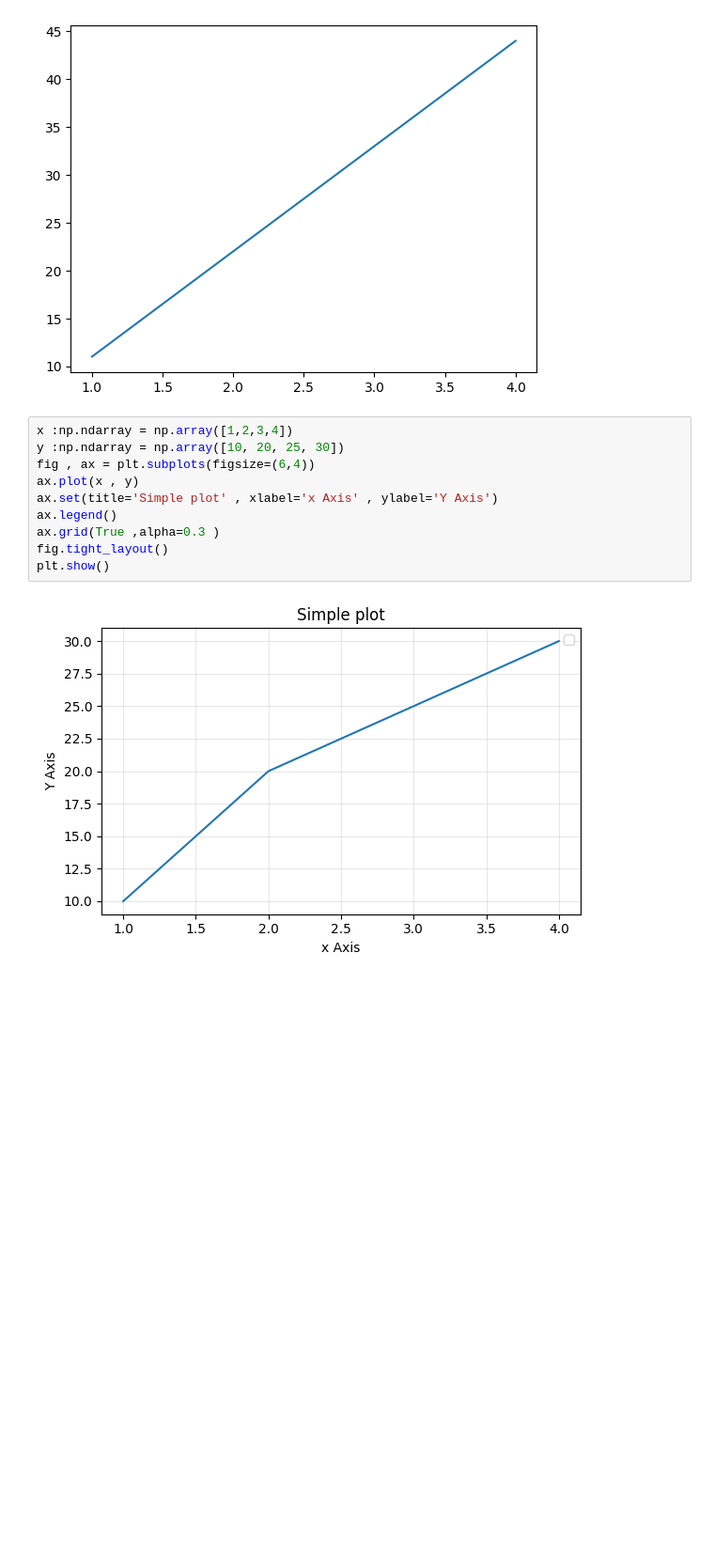
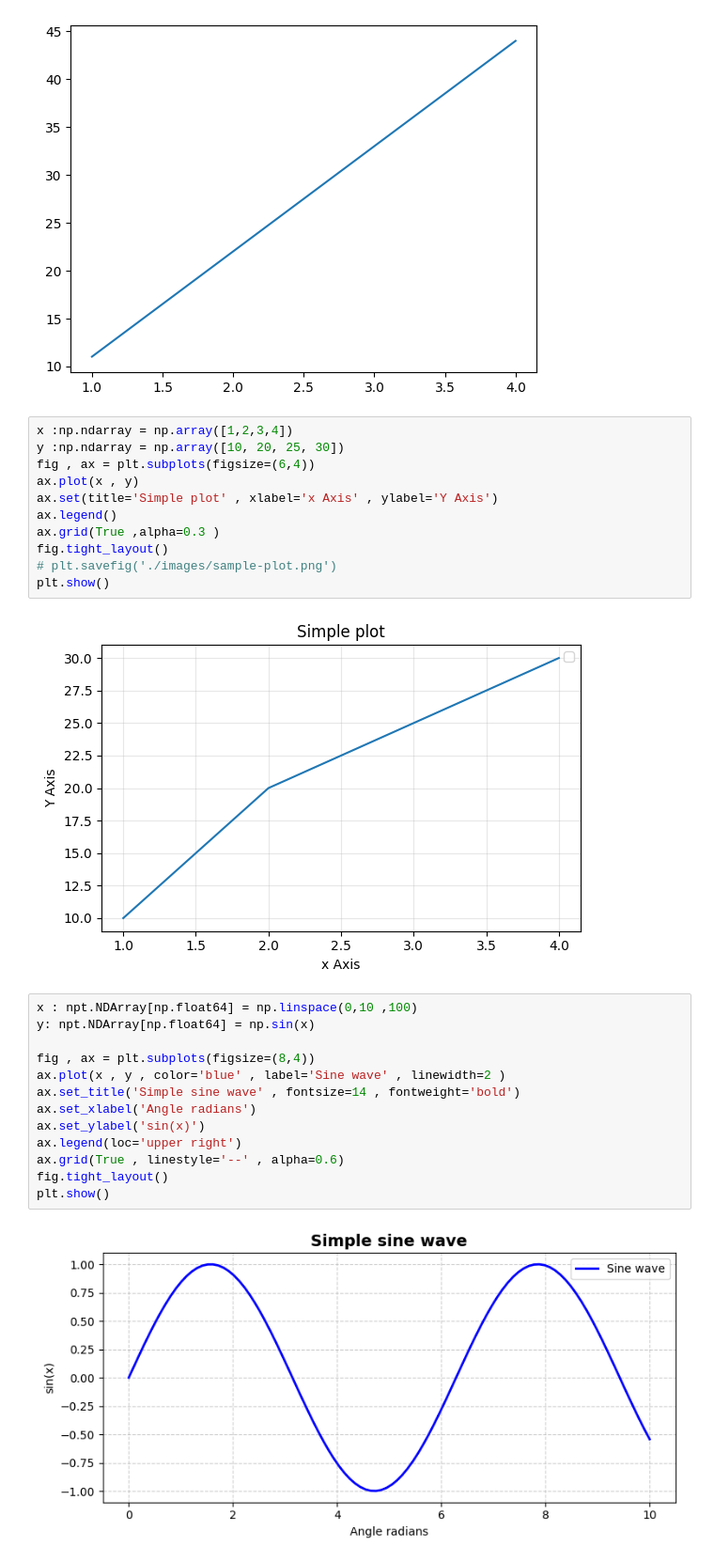
Before and after one commit to EslamKamel89/MLPlayground, a Jupyter notebook: SEC08_Matplotlib_Plotting_and_Data_Visualization.ipynb, the cells around one changed output. Shown at 94% size. Saved outputs shown, nothing was run; the diff lists cells and outputs as text; blank space fills up the shorter version.

Commit message:
feat(notebook): add sine wave plot with styling - Include labeled axes, legend, and grid - Save figure command commented out

```diff
--- a/SEC08_Matplotlib_Plotting_and_Data_Visualization.ipynb
+++ b/SEC08_Matplotlib_Plotting_and_Data_Visualization.ipynb
@@ -76,6 +76,22 @@ ax.set(title='Simple plot' , xlabel='x Axis' , ylabel='Y Axis')
 ax.legend()
 ax.grid(True ,alpha=0.3 )
 fig.tight_layout()
+# plt.savefig('./images/sample-plot.png')
 plt.show()
 # %% [output]
 [figure]
+# %%
+x : npt.NDArray[np.float64] = np.linspace(0,10 ,100)
+y: npt.NDArray[np.float64] = np.sin(x)
+
+fig , ax = plt.subplots(figsize=(8,4))
+ax.plot(x , y , color='blue' , label='Sine wave' , linewidth=2 )
+ax.set_title('Simple sine wave' , fontsize=14 , fontweight='bold')
+ax.set_xlabel('Angle radians')
+ax.set_ylabel('sin(x)')
+ax.legend(loc='upper right')
+ax.grid(True , linestyle='--' , alpha=0.6)
+fig.tight_layout()
+plt.show()
+# %% [output]
+[figure, added]
```
